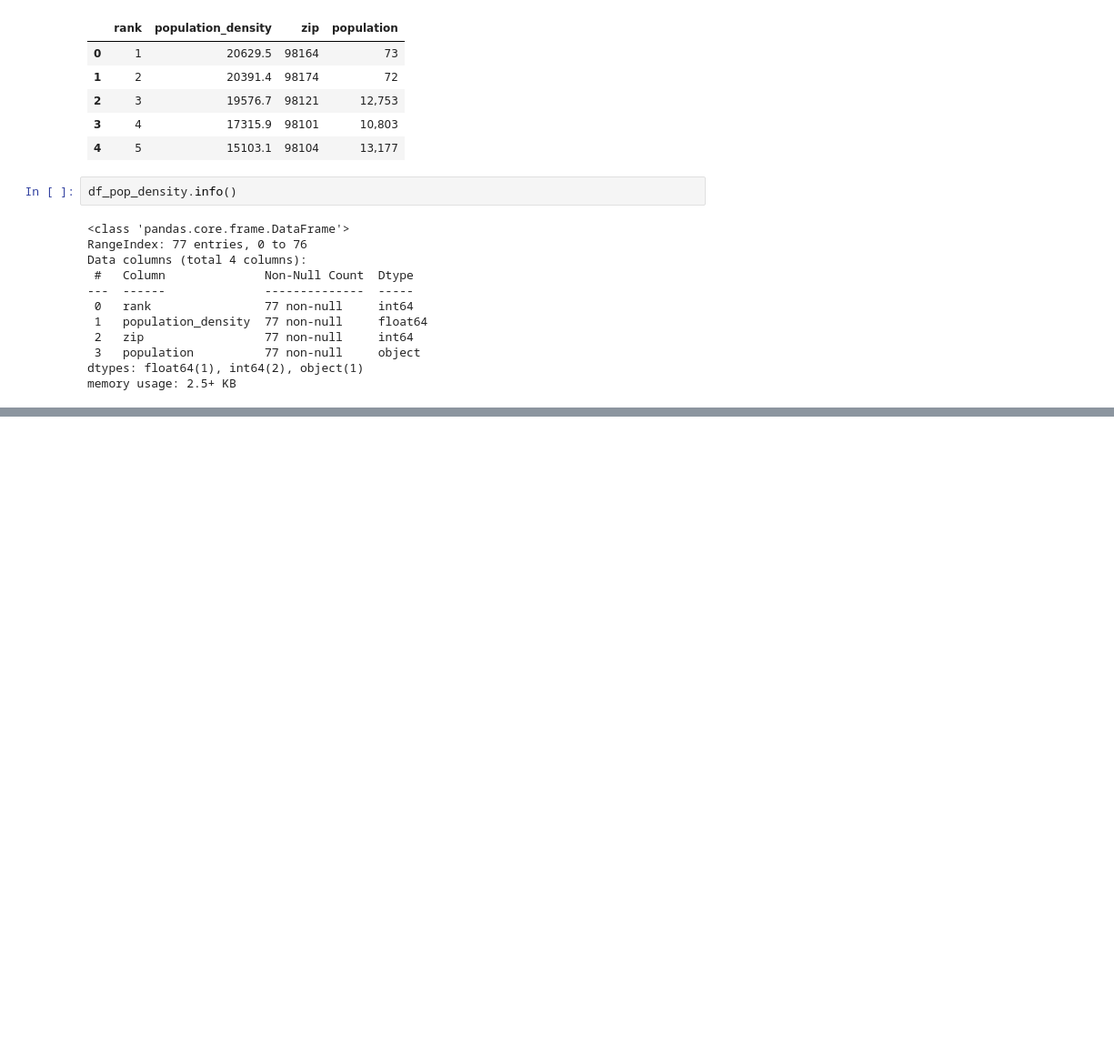
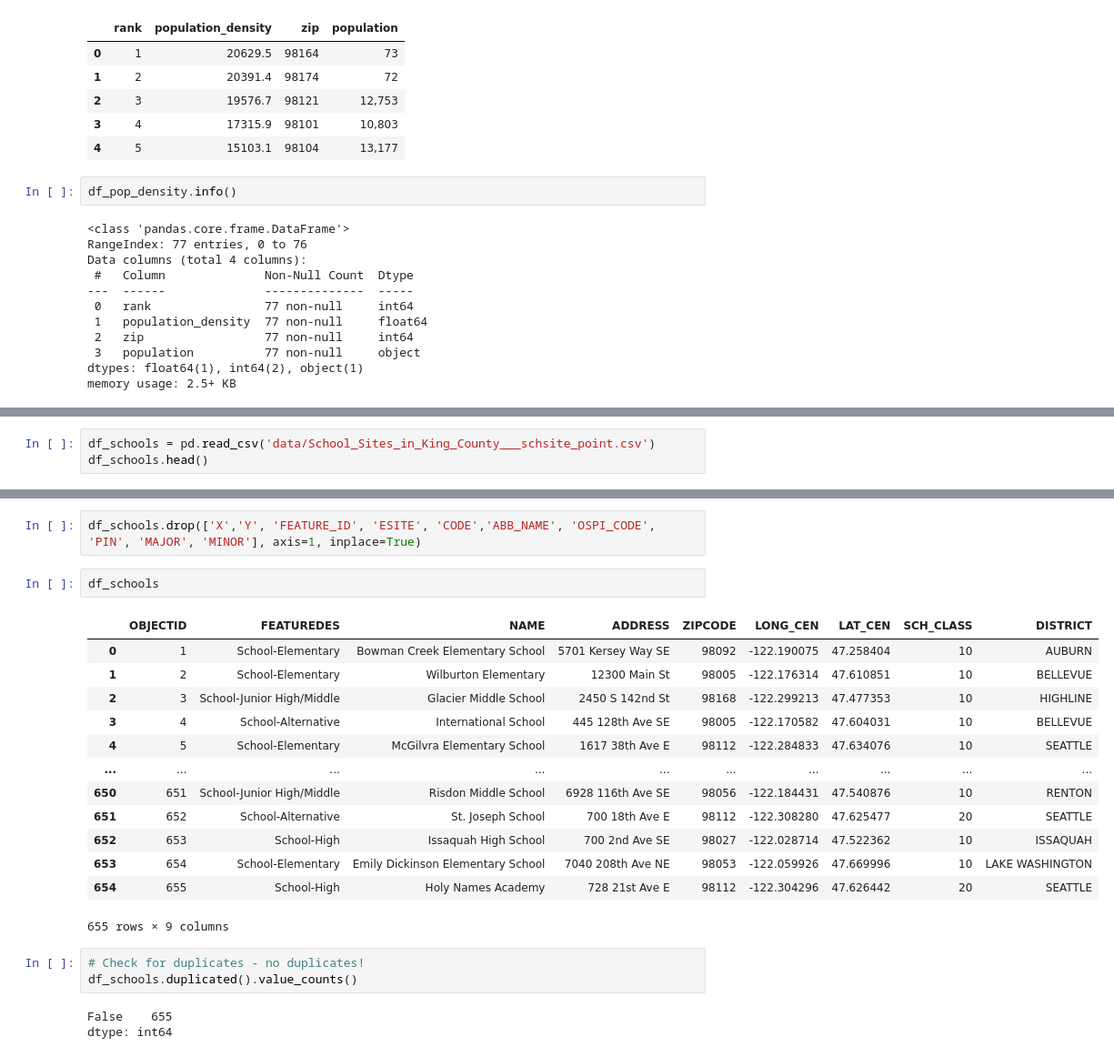
Before and after one commit to LanaCasselmann/eda-project-housing, a Jupyter notebook: preliminaries.ipynb, the cells around one changed output, grey strips where cells are left out. Shown at 91% size. Cells and saved outputs as stored; diff of their text form; blank space fills up the shorter version.

```diff
--- a/preliminaries.ipynb
+++ b/preliminaries.ipynb
@@ -121,0 +105,3 @@ dens_zips
+# %%
+df_schools = pd.read_csv('data/School_Sites_in_King_County___schsite_point.csv')
+df_schools.head()
@@ -121,0 +115,24 @@ dens_zips
+# %%
+df_schools.drop(['X','Y', 'FEATURE_ID', 'ESITE', 'CODE','ABB_NAME', 'OSPI_CODE', 'PIN', 'MAJOR', 'MINOR'], axis=1, inplace=True)
+# %%
+df_schools
+# %% [output]
+|  | OBJECTID | FEATUREDES | NAME | ADDRESS | ZIPCODE | LONG_CEN | LAT_CEN | SCH_CLASS | DISTRICT |
+| 0 | 1 | School-Elementary | Bowman Creek Elementary School | 5701 Kersey Way SE | 98092 | -122.190075 | 47.258404 | 10 | AUBURN |
+| 1 | 2 | School-Elementary | Wilburton Elementary | 12300 Main St | 98005 | -122.176314 | 47.610851 | 10 | BELLEVUE |
+| 2 | 3 | School-Junior High/Middle | Glacier Middle School | 2450 S 142nd St | 98168 | -122.299213 | 47.477353 | 10 | HIGHLINE |
+| 3 | 4 | School-Alternative | International School | 445 128th Ave SE | 98005 | -122.170582 | 47.604031 | 10 | BELLEVUE |
+| 4 | 5 | School-Elementary | McGilvra Elementary School | 1617 38th Ave E | 98112 | -122.284833 | 47.634076 | 10 | SEATTLE |
+| ... | ... | ... | ... | ... | ... | ... | ... | ... | ... |
+| 650 | 651 | School-Junior High/Middle | Risdon Middle School | 6928 116th Ave SE | 98056 | -122.184431 | 47.540876 | 10 | RENTON |
+| 651 | 652 | School-Alternative | St. Joseph School | 700 18th Ave E | 98112 | -122.308280 | 47.625477 | 20 | SEATTLE |
+| 652 | 653 | School-High | Issaquah High School | 700 2nd Ave SE | 98027 | -122.028714 | 47.522362 | 10 | ISSAQUAH |
+| 653 | 654 | School-Elementary | Emily Dickinson Elementary School | 7040 208th Ave NE | 98053 | -122.059926 | 47.669996 | 10 | LAKE WASHINGTON |
+| 654 | 655 | School-High | Holy Names Academy | 728 21st Ave E | 98112 | -122.304296 | 47.626442 | 20 | SEATTLE |
+655 rows × 9 columns
+# %%
+# Check for duplicates - no duplicates!
+df_schools.duplicated().value_counts()
+# %% [output]
+False    655
+dtype: int64
```
Also changed, not shown: parts of 7 cells of this notebook, 1 other file.
